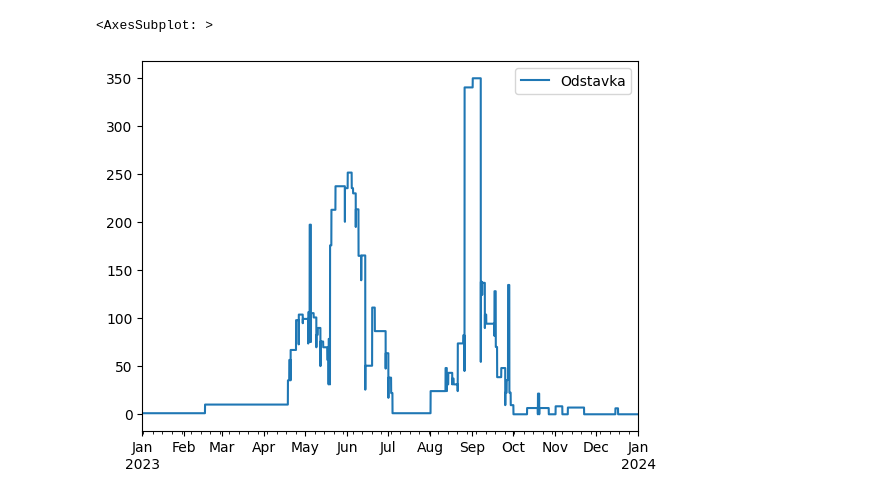
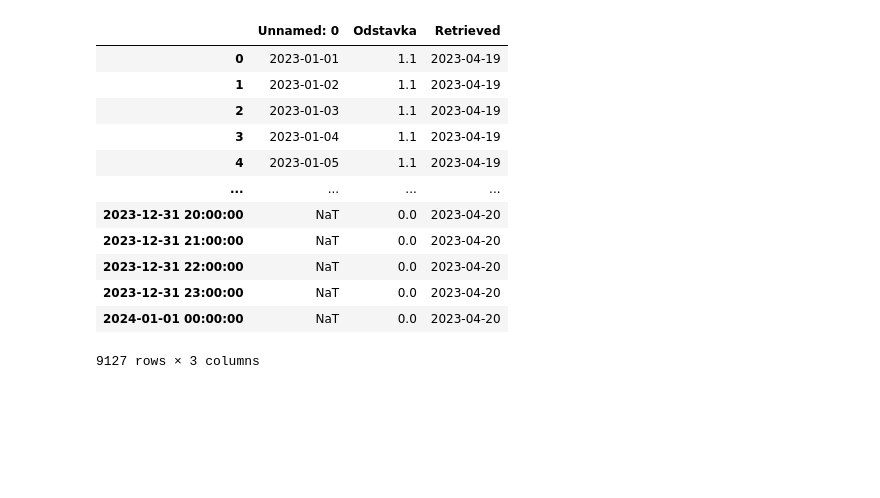
Before and after one commit to dariolamaj/GASSCO_ODSTAVKY, a Jupyter notebook: gassco.ipynb, the cells around one changed output. Cells and saved outputs as stored; diff of their text form; code cells hidden in the pictures; blank space fills up the shorter version.

```diff
--- a/gassco.ipynb
+++ b/gassco.ipynb
@@ -45,5 +50,0 @@ new_df = get_odstavky(df,"2023-01-01","2024-01-01")
-# %%
-new_df.plot()
-# %% [output]
-<AxesSubplot: >
-[figure, removed]
@@ -50 +53,46 @@ new_df.plot()
+# %%
+import os.path
+
+# set file path and name
+file_path = 'odstavky91.xlsx'
+
+# check if file exists
+if os.path.isfile(file_path):
+    # read existing file
+    existing_data = pd.read_excel(file_path)
+
+    # check if last retrieved date is today
+    last_date = pd.to_datetime(existing_data['Retrieved'].iloc[-1])
+    today = pd.Timestamp.now().floor('D')
+
+    if last_date == today:
+        # do nothing
+        pass
+    else:
+        # download new data
+        new_data = get_odstavky(df, start, end)
+
+        # append new data to existing file
+        updated_data = existing_data.append(new_data)
+        updated_data.to_excel(file_path, index=False)
+else:
+    # download new data and create new file
+    new_data = get_odstavky(df, start, end)
+    new_data.to_excel(file_path, index=False)
+# %%
+updated_data
+# %% [output]
+|  | Unnamed: 0 | Odstavka | Retrieved |
+| 0 | 2023-01-01 | 1.1 | 2023-04-19 |
+| 1 | 2023-01-02 | 1.1 | 2023-04-19 |
+| 2 | 2023-01-03 | 1.1 | 2023-04-19 |
+| 3 | 2023-01-04 | 1.1 | 2023-04-19 |
+| 4 | 2023-01-05 | 1.1 | 2023-04-19 |
+| ... | ... | ... | ... |
+| 2023-12-31 20:00:00 | NaT | 0.0 | 2023-04-20 |
+| 2023-12-31 21:00:00 | NaT | 0.0 | 2023-04-20 |
+| 2023-12-31 22:00:00 | NaT | 0.0 | 2023-04-20 |
+| 2023-12-31 23:00:00 | NaT | 0.0 | 2023-04-20 |
+| 2024-01-01 00:00:00 | NaT | 0.0 | 2023-04-20 |
+9127 rows × 3 columns
 # %%
```
Also changed, not shown: parts of 15 cells of this notebook.
